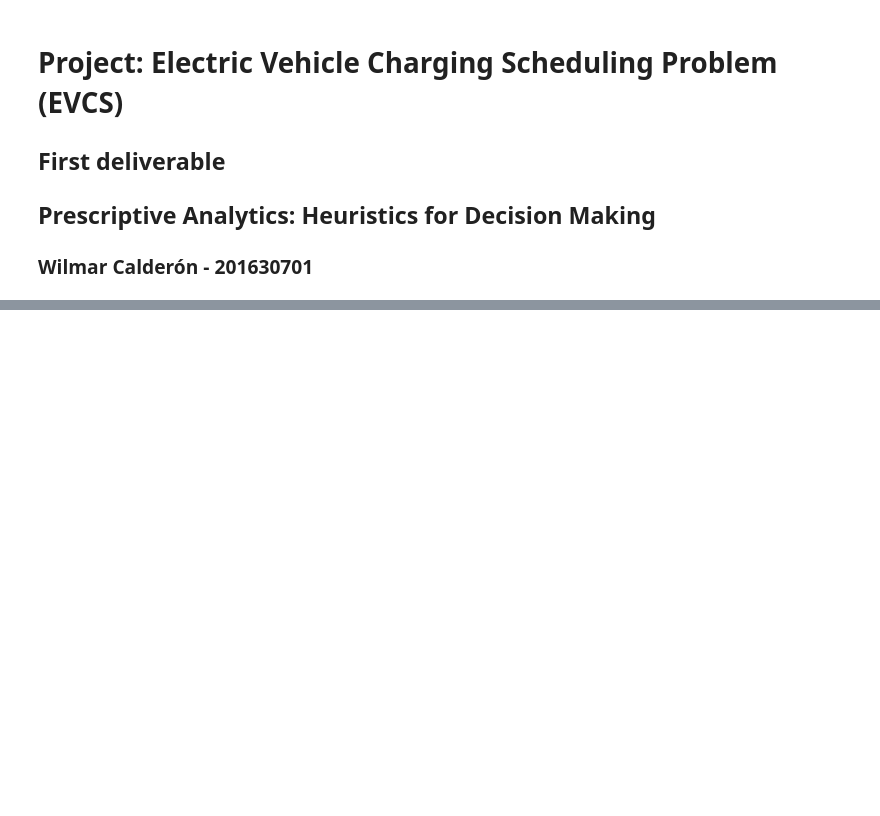
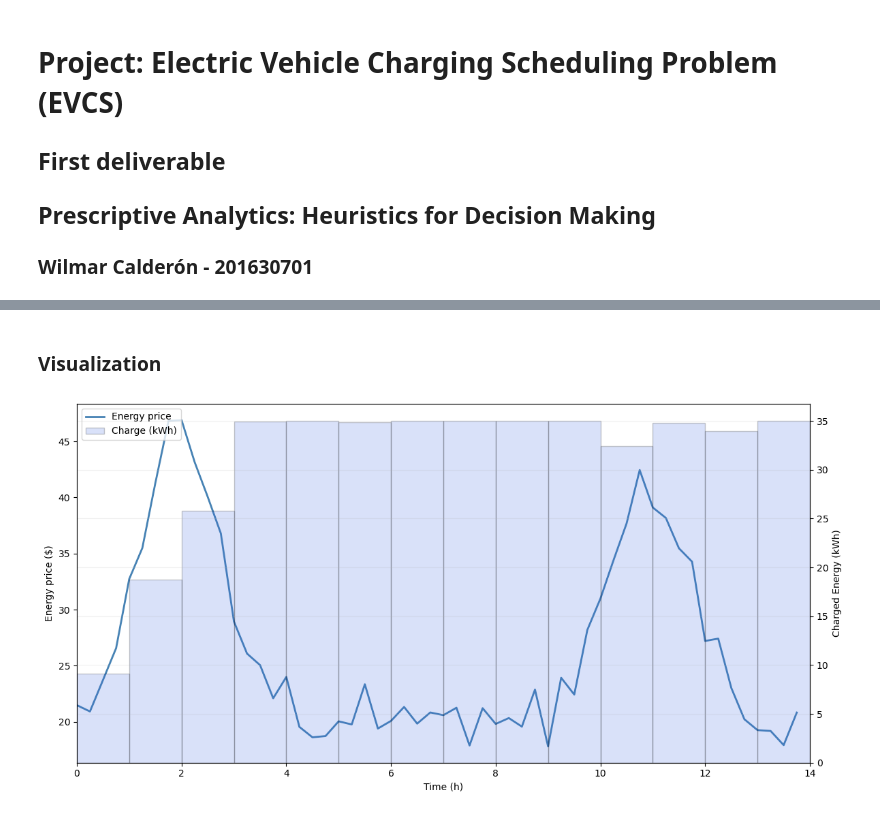
Before and after one commit to wilmarc/Heuristics, a Jupyter notebook: EV Charging Project/EVCP.ipynb, the cells around one changed output, grey strips where cells are left out. Cells and saved outputs as stored; diff of their text form; code cells hidden in the pictures; blank space fills up the shorter version.

```diff
--- a/EV Charging Project/EVCP.ipynb
+++ b/EV Charging Project/EVCP.ipynb
@@ -74,0 +259,73 @@ energy_prices:
+# %% [markdown]
+### Visualization
+# %%
+file_path = 'test_system_1.json'
+dfs, n_spot, transformer_limit = load_json_to_dfs(file_path)
+df = pd.read_excel("ev_charging_power1.xlsx")
+# Set the time column
+df = df.rename(columns={df.columns[0]: "Time"})
+# Calculate total power per time step
+df["TotalPower"] = df.drop(columns="Time").sum(axis=1)
+# %%
+charging_p=df.copy().drop(columns=["Time","TotalPower"])
+
+# Step 1: Make sure your index is float time values
+time_index = charging_p.index.astype(float)
+
+# Step 2: Total power across EVs at each timestep
+total_power_per_timestep = charging_p.sum(axis=1)
+
+# Step 3: Define hour bins
+start = np.floor(time_index.min())
+end = np.ceil(time_index.max())
+bins = np.arange(start, end + 1, 1.0)
+
+# Step 4: Cut into bins — use integer labels
+binned = pd.cut(time_index, bins=bins, labels=bins[:-1].astype(int), right=False)
+
+# Step 5: Group and sum
+power_per_hour = total_power_per_timestep.groupby(binned).sum()
+
+# Convert index to float so we can use it in bar plot
+x = power_per_hour.index.astype(float)
+y = power_per_hour.values
+
+fig, ax1 = plt.subplots(figsize=(12, 6))
+ax2 = ax1.twinx()
+
+# Line (energy price)
+line = ax1.plot(
+    dfs["energy_prices"]["time"],
+    dfs["energy_prices"]["price"],
+    color="steelblue",
+    linewidth=2,
+    label="Energy price"
+)
+
+# Bar (charging energy)
+bars = ax2.bar(
+    x=x,
+    height=y,
+    width=1.0,
+    align='edge',
+    color='royalblue',
+    edgecolor='black',
+    alpha=0.2,
+    label="Charge (kWh)"
+)
+
+# Axis labels
+ax1.set_xlabel("Time (h)")
+ax1.set_xlim([0, 14])
+ax1.set_ylabel("Energy price ($)")
+ax2.set_ylabel("Charged Energy (kWh)")
+
+# Combine legends from both axes
+lines_labels = ax1.get_legend_handles_labels()
+bars_labels = ax2.get_legend_handles_labels()
+ax1.legend(lines_labels[0] + bars_labels[0], lines_labels[1] + bars_labels[1],loc="upper left")
+plt.grid(True,alpha=0.2)
+plt.tight_layout()
+plt.show()
+# %% [output]
+[figure, added]
```
Also changed, not shown: parts of 11 cells of this notebook, 37 other files.
